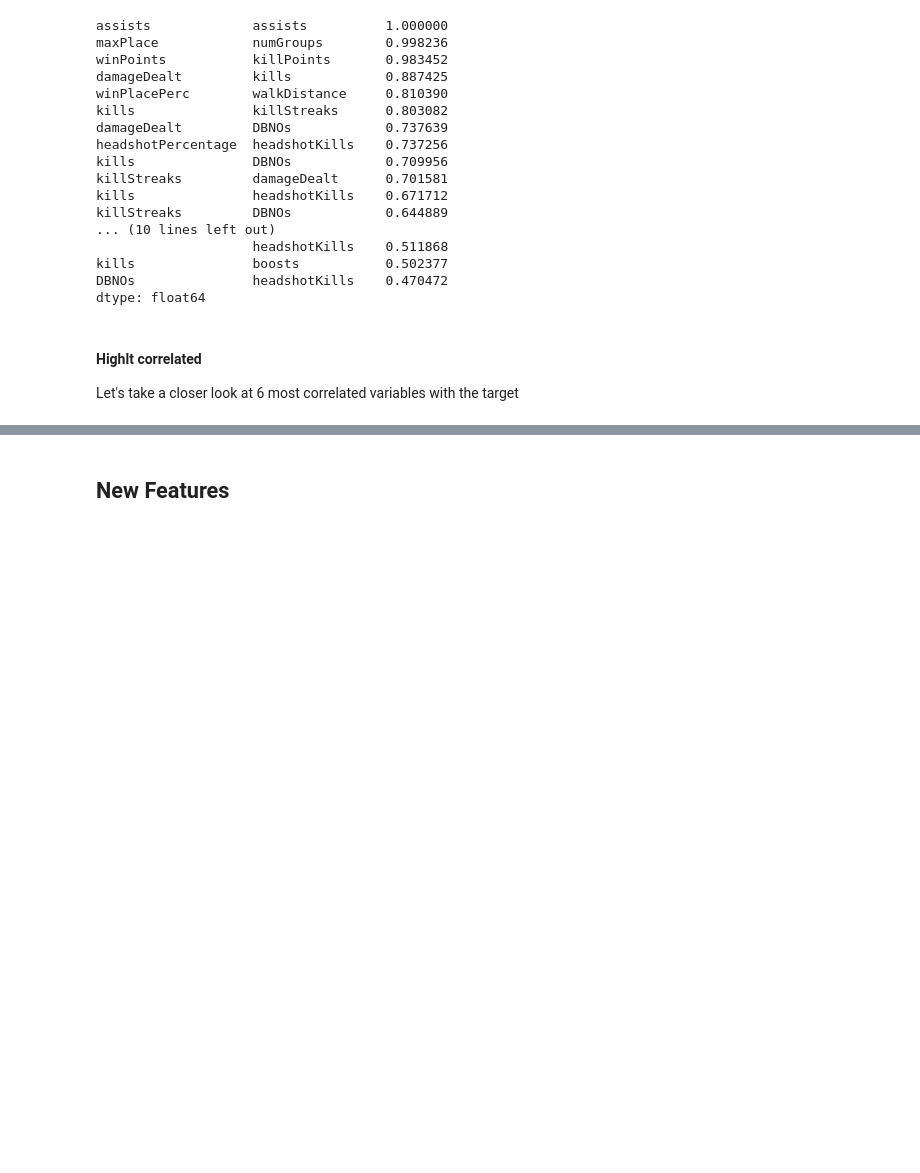
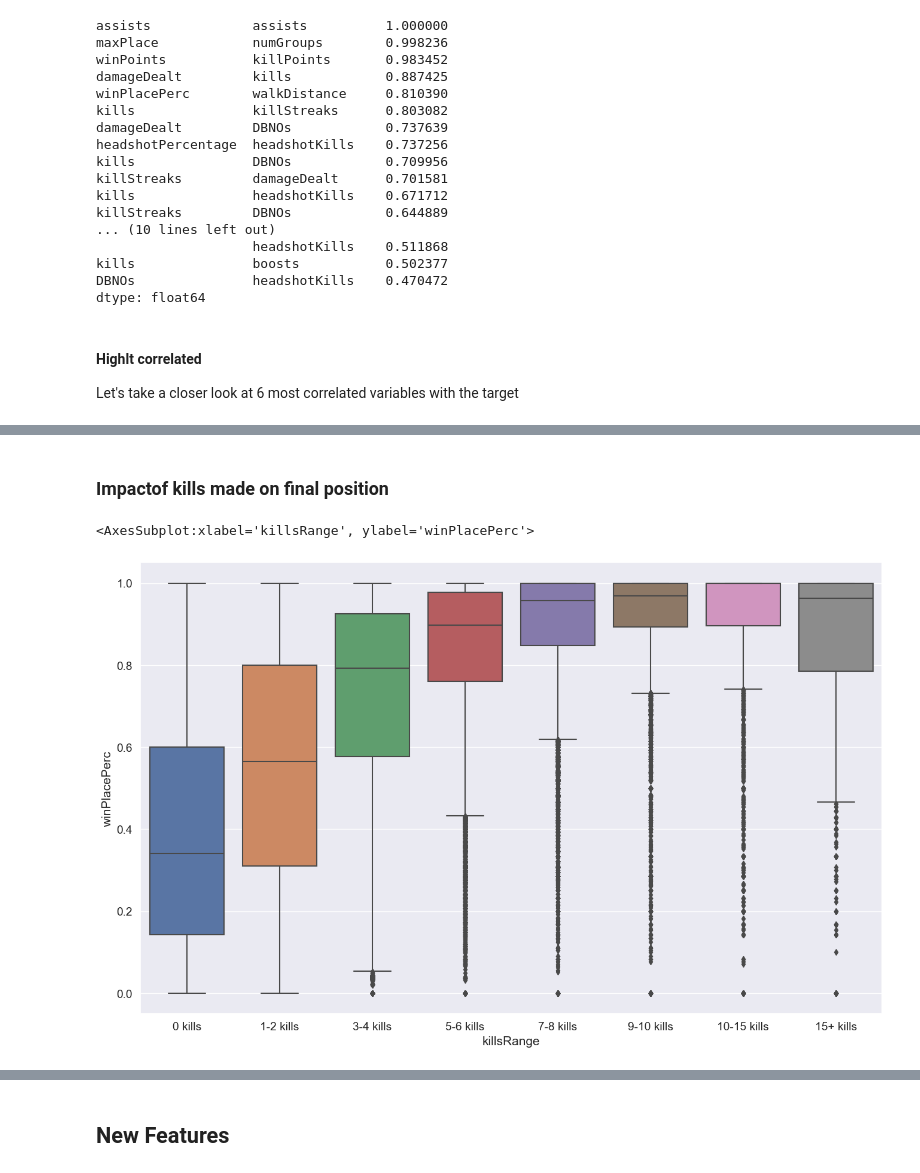
Before and after one commit to SzyMan1337/PUBG-Finish-Placement-Prediction, a Jupyter notebook: DataAnalysis.ipynb, the cells around one changed output, grey strips where cells are left out. Saved outputs shown, nothing was run; the diff lists cells and outputs as text; code cells hidden in the pictures; blank space fills up the shorter version.

Commit message:
Add new plots

```diff
--- a/DataAnalysis.ipynb
+++ b/DataAnalysis.ipynb
@@ -355,0 +367,11 @@ plt.show()
+# %% [markdown]
+### Impactof kills made on final position
+# %%
+df['killsRange'] = pd.cut(df['kills'], [-1, 0, 2, 4, 6, 8, 10, 15, 100],
+                                            labels=['0 kills','1-2 kills', '3-4 kills', '5-6 kills',
+                                                    '7-8 kills', '9-10 kills','10-15 kills', '15+ kills'])
+plt.figure(figsize=(16,10))
+sns.boxplot(x='killsRange', y='winPlacePerc', data=df)
+# %% [output]
+<AxesSubplot:xlabel='killsRange', ylabel='winPlacePerc'>
+[figure, added]
```
Also changed, not shown: parts of 10 cells of this notebook.
